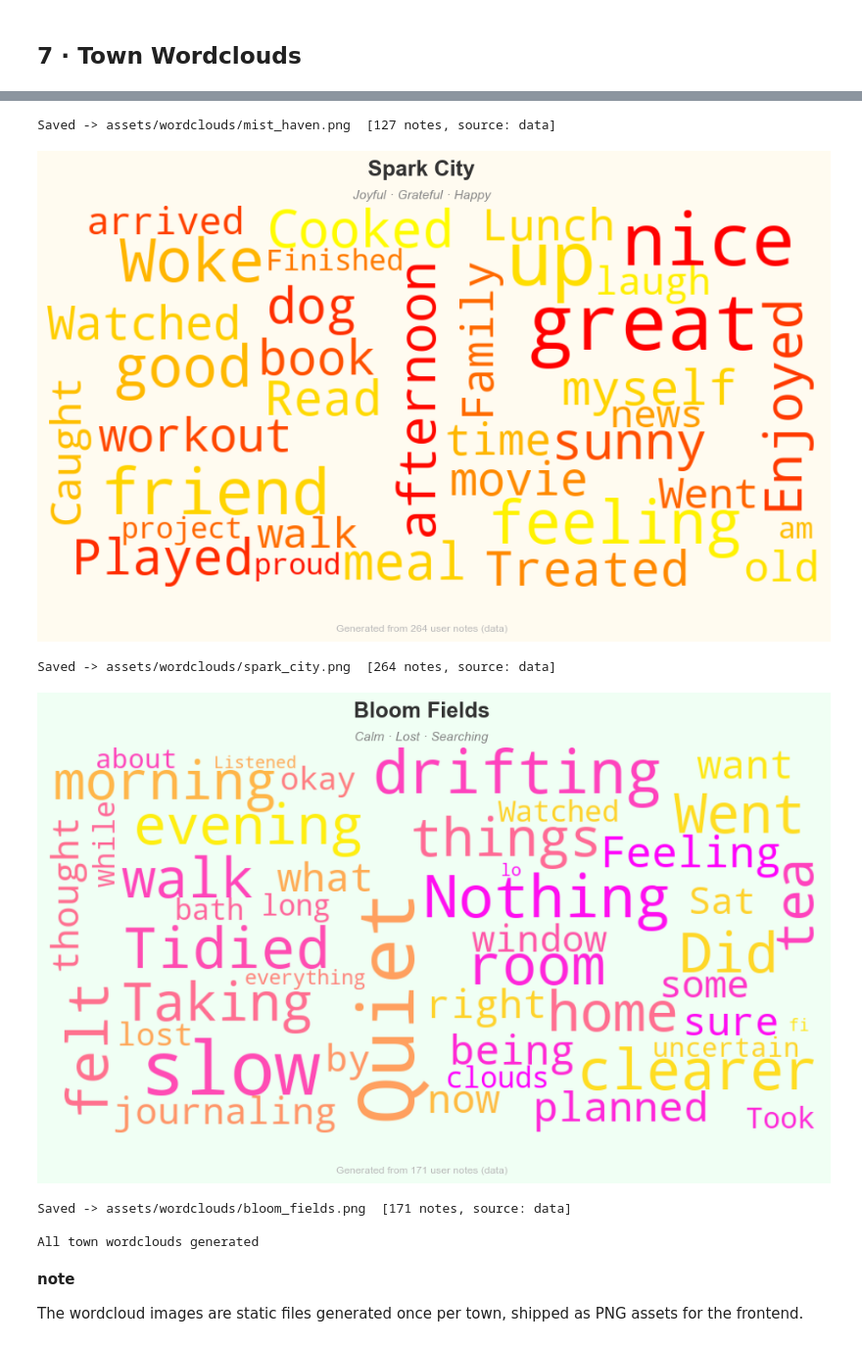
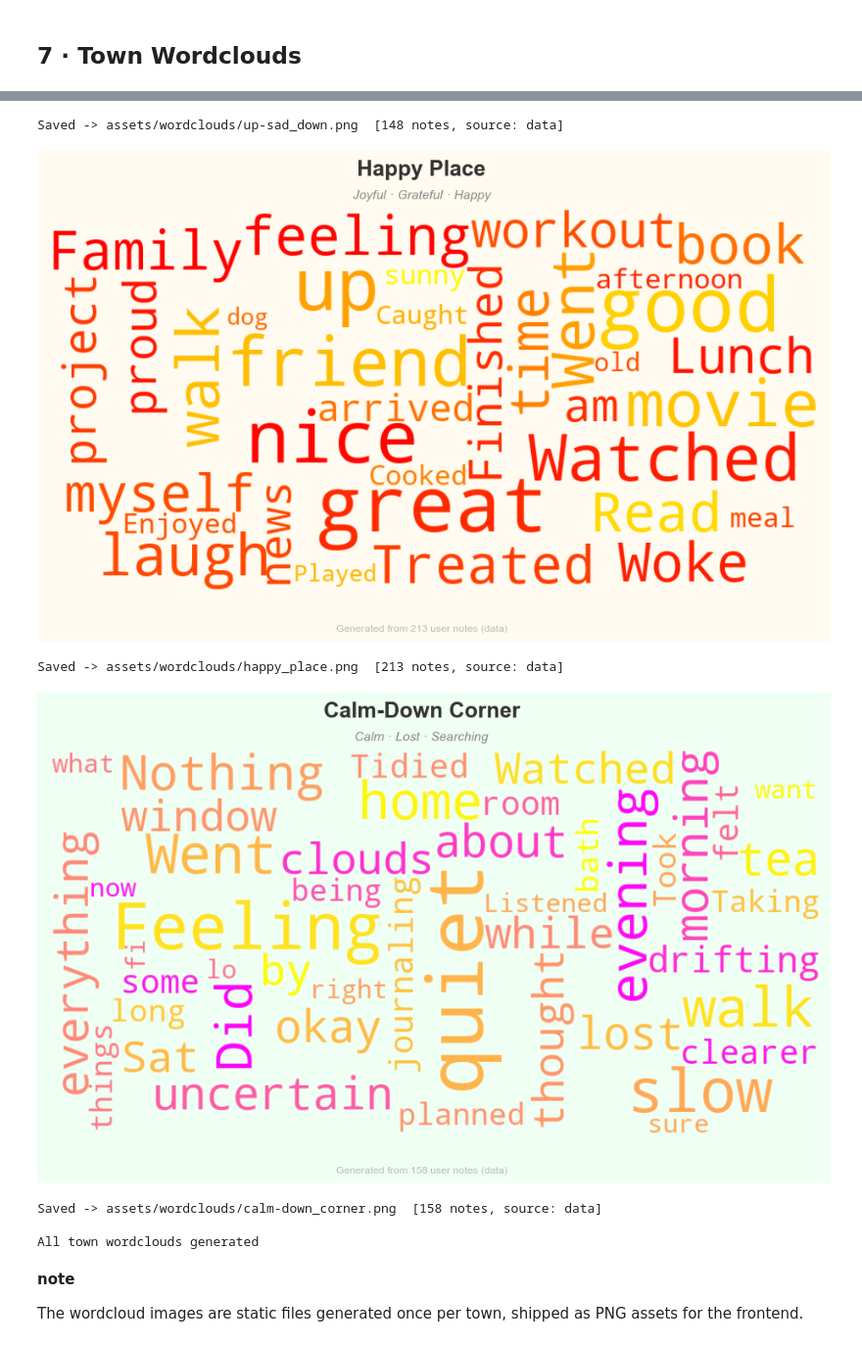
Before and after one commit to Dima-Bulavenko/mood_swings, a Jupyter notebook: notebooks/MoodSwings.ipynb, the cells around one changed output, grey strips where cells are left out. Shown at 98% size. Drawn from its saved outputs; the diff is of its cells as text; code cells hidden in the pictures.

```diff
--- a/notebooks/MoodSwings.ipynb
+++ b/notebooks/MoodSwings.ipynb
@@ -344,17 +368,25 @@ With this user-centric generator, all three towns spread fairly evenly across al
 # %% [markdown]
 ## 4 · Feature Engineering
 # %%
-X = df[['mood_id', 'hour_of_day', 'day_of_week']].values
-y = df['target_town'].values
+# Encode mood labels
+mood_encoder = LabelEncoder()
+df['mood_encoded'] = mood_encoder.fit_transform(df['mood'])  # happy=0, sad=1, calm=2
 
+# Prepare features and target
+X = df[['mood_encoded', 'hour_of_day', 'day_of_week']].values
+y = df['town_name'].values  # target
+
+# Scale features
 scaler = MinMaxScaler()
 X_scaled = scaler.fit_transform(X)
 
+# Train-test split
 X_train, X_test, y_train, y_test = train_test_split(
     X_scaled, y, test_size=0.2, random_state=42, stratify=y
 )
 
 print(f'Train: {X_train.shape}  |  Test: {X_test.shape}')
 print(f'Classes: {np.unique(y)}')
+print(f'Mood mapping: {dict(zip(mood_encoder.classes_, mood_encoder.transform(mood_encoder.classes_)))}')
 # %% [output]
 Train: (560, 3)  |  Test: (140, 3)
@@ -503,7 +549,6 @@ Test prediction for mood=Sad:
 from wordcloud import WordCloud
 import matplotlib.pyplot as plt
 
-# Words to ignore — too common to be meaningful in a wordcloud
 STOPWORDS = {
     'a','an','the','and','or','but','in','on','at','to','for','of','with',
     'my','i','it','is','was','not','so','just','really','got','get','had',
@@ -512,27 +557,26 @@ STOPWORDS = {
 }
 
 TOWN_CONFIG = {
-    'Mist Haven':   {'colormap': 'Blues',  'bg': '#F5F0FF', 'subtitle': 'Sad · Lonely · Low'},
-    'Spark City':   {'colormap': 'autumn', 'bg': '#FFFBF0', 'subtitle': 'Joyful · Grateful · Happy'},
-    'Bloom Fields': {'colormap': 'spring', 'bg': '#F0FFF4', 'subtitle': 'Calm · Lost · Searching'},
+    'UP-SAD Down':       {'colormap': 'Blues',  'bg': '#F5F0FF', 'subtitle': 'Sad · Lonely · Low'},
+    'Happy Place':       {'colormap': 'autumn', 'bg': '#FFFBF0', 'subtitle': 'Joyful · Grateful · Happy'},
+    'Calm-Down Corner':  {'colormap': 'spring', 'bg': '#F0FFF4', 'subtitle': 'Calm · Lost · Searching'},
 }
 
 for town_name, config in TOWN_CONFIG.items():
 
-    # ── Pull notes from the dataset for this town ──────────────────────────
-    notes = df[df['target_town'] == town_name]['note'].dropna().tolist()
+    # Gather all notes for this town
+    notes = df[df['town_name'] == town_name]['note'].dropna().tolist()
     data_text = ' '.join(notes)
 
-    # ── Fall back to hardcoded text if not enough data ─────────────────────
     FALLBACK = {
-        'Mist Haven':   'sad lonely low heavy ache cry tears empty hollow missing someone down blue melancholy grey morning invisible tired soft day not ready numb sadness slow breathing gentle kindness tender bruised still surviving you are not alone healing slowly',
-        'Spark City':   'joyful grateful excited proud peaceful happy radiant glow thankful celebration achievement alive thriving content blessed abundance fulfilled savour smile warmth sunshine good mood positive energy uplifted inspired glad cheerful delighted optimistic laughter accomplished glowing',
-        'Bloom Fields': 'calm still quiet unclear searching uncertain maybe tomorrow somewhere forward path not sure yet okay drifting gentle pace slow morning tea steady lost but okay peace not rushing curious open possibilities discovering becoming soft landing place',
+        'UP-SAD Down':       'sad lonely low heavy ache cry tears empty hollow missing someone down blue melancholy grey morning invisible tired soft day not ready numb sadness slow breathing gentle kindness tender bruised still surviving you are not alone healing slowly',
+        'Happy Place':       'joyful grateful excited proud peaceful happy radiant glow thankful celebration achievement alive thriving content blessed abundance fulfilled savour smile warmth sunshine good mood positive energy uplifted inspired glad cheerful delighted optimistic laughter accomplished glowing',
+        'Calm-Down Corner':  'calm still quiet unclear searching uncertain maybe tomorrow somewhere forward path not sure yet okay drifting gentle pace slow morning tea steady lost but okay peace not rushing curious open possibilities discovering becoming soft landing place',
     }
 
     text = data_text if len(data_text.split()) >= 30 else FALLBACK[town_name]
 
-    # ── Generate wordcloud ─────────────────────────────────────────────────
+    # Generate word cloud
     wc = WordCloud(
         width=900, height=450,
         background_color=config['bg'],
@@ -572,8 +616,8 @@ print('\nAll town wordclouds generated')
-Saved -> assets/wordclouds/mist_haven.png  [127 notes, source: data]
+Saved -> assets/wordclouds/up-sad_down.png  [148 notes, source: data]
-[figure, old version]
+[figure, new version]
-Saved -> assets/wordclouds/spark_city.png  [264 notes, source: data]
+Saved -> assets/wordclouds/happy_place.png  [213 notes, source: data]
-[figure, old version]
+[figure, new version]
-Saved -> assets/wordclouds/bloom_fields.png  [171 notes, source: data]
+Saved -> assets/wordclouds/calm-down_corner.png  [158 notes, source: data]
 
 All town wordclouds generated
 # %% [markdown]
```
Also changed, not shown: parts of 10 cells of this notebook, 8 other files.
